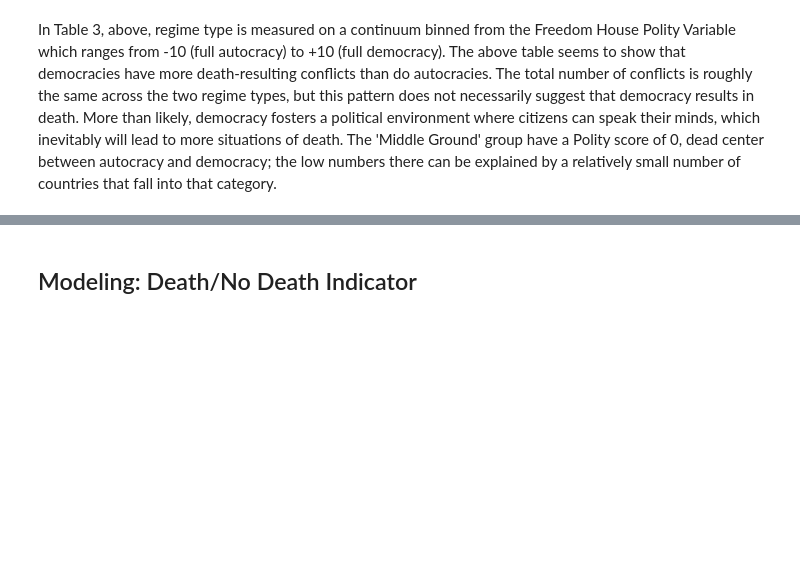
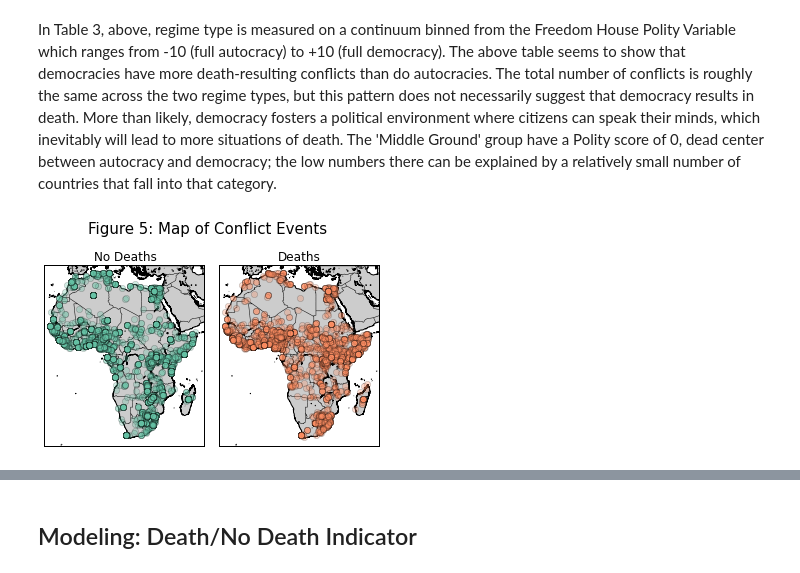
Before and after one commit to boyasm/STAT-222, a Jupyter notebook: Boyas 222 Project.ipynb, the cells around one changed output, grey strips where cells are left out. Saved outputs shown, nothing was run; the diff lists cells and outputs as text; code cells hidden in the pictures; blank space fills up the shorter version.

Commit message:
added map plotting code, save commands to every figure

```diff
--- a/Boyas 222 Project.ipynb
+++ b/Boyas 222 Project.ipynb
@@ -418,2 +440,30 @@ regime
 # %% [markdown]
 In Table 3, above, regime type is measured on a continuum binned from the Freedom House Polity Variable which ranges from -10 (full autocracy) to +10 (full democracy).  The above table seems to show that democracies have more death-resulting conflicts than do autocracies.  The total number of conflicts is roughly the same across the two regime types, but this pattern does not necessarily suggest that democracy results in death.  More than likely, democracy fosters a political environment where citizens can speak their minds, which inevitably will lead to more situations of death. The 'Middle Ground' group have a Polity score of 0, dead center between autocracy and democracy; the low numbers there can be explained by a relatively small number of countries that fall into that category.
+# %%
+fig = plt.figure(dpi=300)
+noNan = scad[['longitude', 'latitude', 'death01']]
+
+ax1 = plt.subplot2grid((1,4), (0,0), colspan=2)
+map1 = Basemap(projection='merc', resolution='h', llcrnrlon=-20, llcrnrlat=-38, urcrnrlon=55, urcrnrlat=40, area_thresh=1, ax=ax1)
+map1.drawcoastlines()
+map1.drawcountries()
+map1.drawmapboundary()
+map1.fillcontinents()
+ndx, ndy = map1(noNan.longitude[noNan.death01==0], noNan.latitude[noNan.death01==0])
+p1 = map1.plot(ndx, ndy, marker='o', ls='', markerfacecolor=light[0], alpha=0.3)
+ax1.set_title('No Deaths')
+
+ax2 = plt.subplot2grid((1,4), (0,2), colspan=2)
+map2 = Basemap(projection='merc', resolution='h', llcrnrlon=-20, llcrnrlat=-38, urcrnrlon=55, urcrnrlat=40, area_thresh=1, ax=ax2)
+map2.drawcoastlines()
+map2.drawcountries()
+map2.drawmapboundary()
+map2.fillcontinents()
+dx, dy = map2(noNan.longitude[noNan.death01==1], noNan.latitude[noNan.death01==1])
+p2 = map2.plot(dx, dy, marker='o', ls='', markerfacecolor=light[1], alpha=0.3)
+ax2.set_title('Deaths')
+
+fig.suptitle('Figure 5: Map of Conflict Events', fontsize=15)
+plt.savefig('fig5.pdf', format='pdf', bbox_inches='tight')
+# %% [output]
+[figure, added]
```
Also changed, not shown: parts of 12 cells of this notebook.
